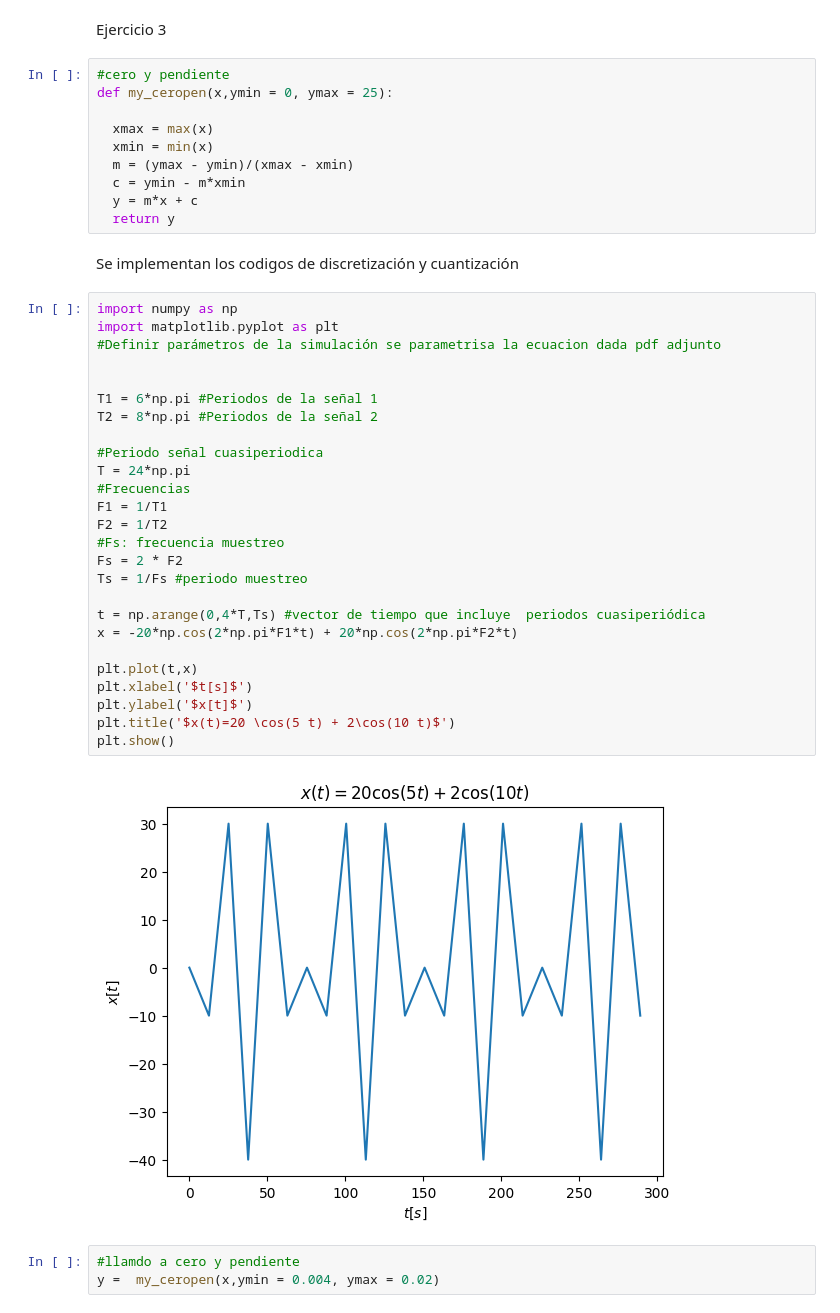
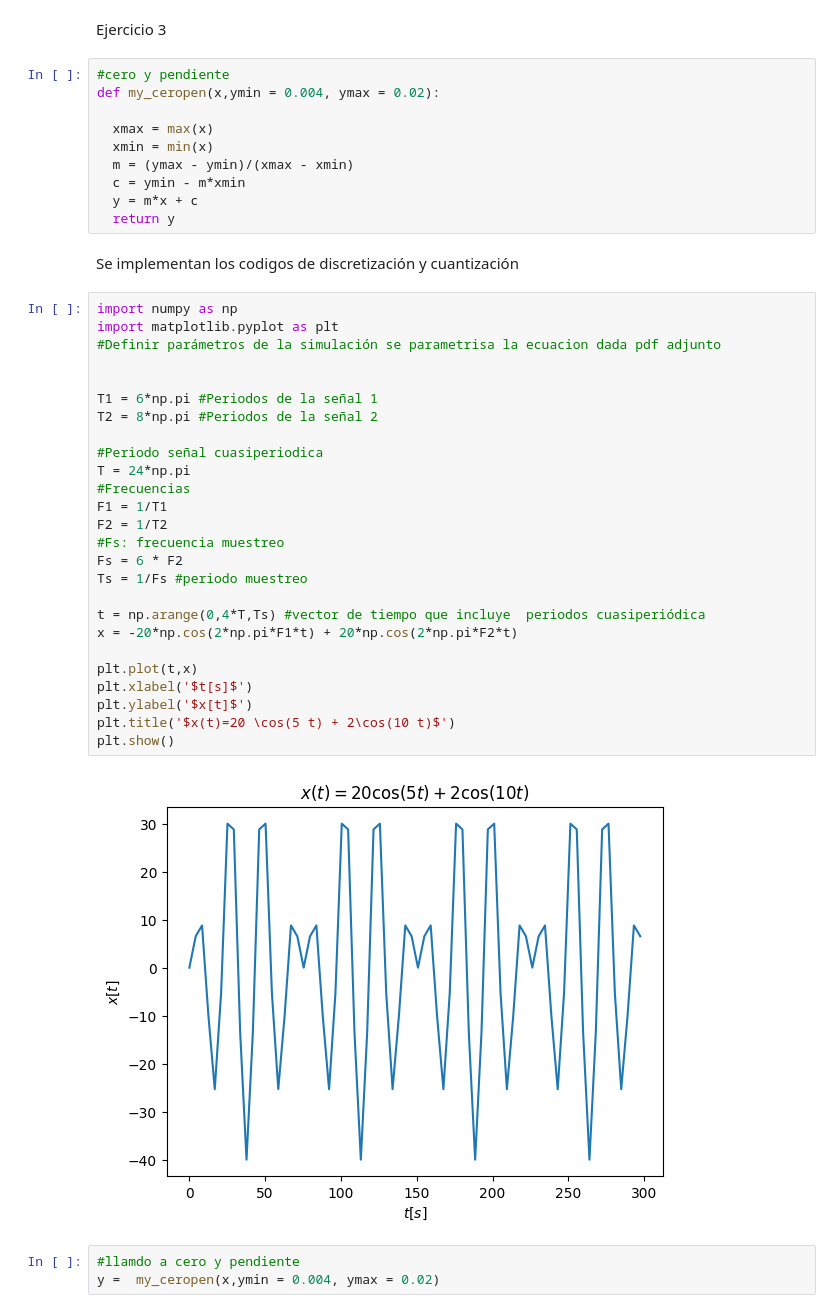
Before and after one commit to mortizg200/ejercicio-se-ales, a Jupyter notebook: PARCIAL_2024_Manuel_Fernando_Ortiz_Giraldo.ipynb, the cells around one changed output. Drawn from its saved outputs; the diff is of its cells as text.

```diff
--- a/PARCIAL_2024_Manuel_Fernando_Ortiz_Giraldo.ipynb
+++ b/PARCIAL_2024_Manuel_Fernando_Ortiz_Giraldo.ipynb
@@ -71,7 +71,7 @@ muestrear_y_graficar(12000, titulo='Señal Discretizada x(t) a 12 kHz')
 Ejercicio 3
 # %%
 #cero y pendiente
-def my_ceropen(x,ymin = 0, ymax = 25):
+def my_ceropen(x,ymin = 0.004, ymax = 0.02):
 
   xmax = max(x)
   xmin = min(x)
@@ -84,31 +84,31 @@ Se implementan los codigos de discretización y cuantización
 # %%
 import numpy as np
 import matplotlib.pyplot as plt
 #Definir parámetros de la simulación se parametrisa la ecuacion dada pdf adjunto
 
 
 T1 = 6*np.pi #Periodos de la señal 1
 T2 = 8*np.pi #Periodos de la señal 2
 
 #Periodo señal cuasiperiodica
 T = 24*np.pi
 #Frecuencias
 F1 = 1/T1
 F2 = 1/T2
 #Fs: frecuencia muestreo
-Fs = 2 * F2
+Fs = 6 * F2
 Ts = 1/Fs #periodo muestreo
 
 t = np.arange(0,4*T,Ts) #vector de tiempo que incluye  periodos cuasiperiódica
 x = -20*np.cos(2*np.pi*F1*t) + 20*np.cos(2*np.pi*F2*t)
 
 plt.plot(t,x)
 plt.xlabel('$t[s]$')
 plt.ylabel('$x[t]$')
 plt.title('$x(t)=20 \cos(5 t) + 2\cos(10 t)$')
 plt.show()
 # %% [output]
-[figure, old version]
+[figure, new version]
 # %%
 #llamdo a cero y pendiente
 y =  my_ceropen(x,ymin = 0.004, ymax = 0.02)
```
Also changed, not shown: parts of 2 cells of this notebook.
